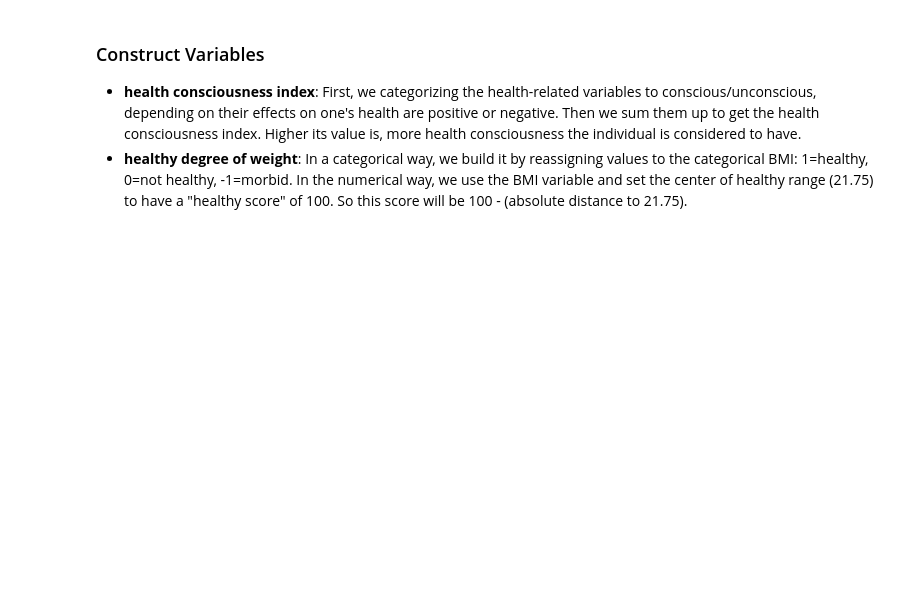
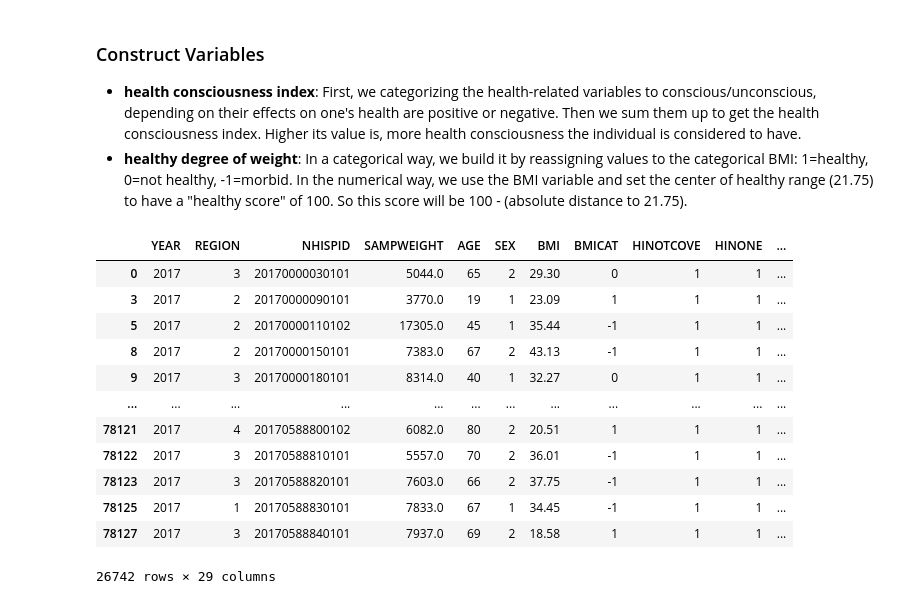
Before and after one commit to RosiePeng1/COGS108-Project, a Jupyter notebook: DataCheckpointGroup_Sp23_cogs108project.ipynb, the cells around one changed output. Drawn from its saved outputs; the diff is of its cells as text; code cells hidden in the pictures; blank space fills up the shorter version.

```diff
--- a/DataCheckpointGroup_Sp23_cogs108project.ipynb
+++ b/DataCheckpointGroup_Sp23_cogs108project.ipynb
@@ -115,0 +107,14 @@ data = df.loc[(df['SAMPWEIGHT']<=10000)]
+# %%
+##dropping useless variables
+data = df.drop(columns=["PX", "PERWEIGHT", "ASTATFLG", "CSTATFLG", "MCAIDPREM", "QUITYRS"])
+## clean dataset by remove the rows that contains BMI = 0
+data = data.loc[(df['BMI']!=0)]
+## renaming the columns for readability
+data.rename(columns = {"BMICAT":"BMI, categorical","HINOTCOVE":"Person Lack of Health insurance coverage","HINONE":"Person did not have insurancecoverage",
+                       "HIP1COST":"amount spent for insurance premiums","ALC5UPYR":"had 5 or more alcoholic drink during the past 12 month",
+                       "ALCAMT":"average number of alcoholic drink consumed by the day they had drink","CIGDAYMO":"number of days smoked in past 30 days",
+                       "SMOKFREQNOW":"smoke frequency", "SMKLSFREQNOW":"use of smokeless tobacco product frequency","QUITNO":"time since quit smoking by number of unit",
+                       "QUITTP":"time since quit somking by time period","MOD10FWK":"moderate leisure-time physical activity",
+                       "VIG10FWK":"vigorous leisure-time physical activity","STRONGFWK":"leisure-time strengthening activity",
+                       "DIETDYR":"told by health professional to diet","WTPROGDYR":"told by health professional to participate in weight loss",
+                       "DIETNOW":"currently in diet","WTPROGNOW":"currently in a weight loss program","HRSLEEP":"hours of sleep","PCLOOKHELYR":"looked up health information on Internet"})
@@ -118,3 +137,34 @@ data = df.loc[(df['SAMPWEIGHT']<=10000)]
 
 - **health consciousness index**: First, we categorizing the health-related variables to conscious/unconscious, depending on their effects on one's health are positive or negative. Then we sum them up to get the health consciousness index. Higher its value is, more health consciousness the individual is considered to have.
 - **healthy degree of weight**: In a categorical way, we build it by reassigning values to the categorical BMI: 1=healthy, 0=not healthy, -1=morbid. In the numerical way, we use the BMI variable and set the center of healthy range (21.75) to have a "healthy score" of 100. So this score will be 100 - (absolute distance to 21.75).
+# %%
+##creating the health consciousness index column based on the health-related variables
+data['Health Consciousness index'] = data['HINOTCOVE']+data['HINONE']+data['HIP1COST']-data['ALC5UPYR']-data['ALCAMT']-data['CIGDAYMO']-data['SMOKFREQNOW']-data['SMKLSFREQNOW']+data['QUITNO']+data['QUITTP']+data['MOD10FWK']+data['VIG10FWK']+data['STRONGFWK']+data['DIETDYR']+data['WTPROGDYR']+data['DIETNOW']+data['WTPROGNOW']+data['HRSLEEP']+data['PCLOOKHELYR']
+## creating healthy degree of weight colum based on BMI
+data['Healthy degree of weight'] = 100-abs(21.75-data['BMI'])
+##determine the healthy weight score above 96 is healthy, between 96 to 89 is not healthy, and below 89 is morbid
+## 18.5-24.9 is normal weight based on BMI thus 96 is the healthy standard
+def healthy_BMI(healthy_score):
+    if healthy_score >= 96:
+        return 1
+    elif healthy_score <89:
+        return -1
+    else:
+        return 0
+## changing the catagorical BMI into 1 = healthy, 0 = not healthy, -1 = morbid, based on the healthy degree of weight
+data['BMICAT'] = data['Healthy degree of weight'].apply(healthy_BMI)
+data
+# %% [output]
+|  | YEAR | REGION | NHISPID | SAMPWEIGHT | AGE | SEX | BMI | BMICAT | HINOTCOVE | HINONE | ... |
+| 0 | 2017 | 3 | 20170000030101 | 5044.0 | 65 | 2 | 29.30 | 0 | 1 | 1 | ... |
+| 3 | 2017 | 2 | 20170000090101 | 3770.0 | 19 | 1 | 23.09 | 1 | 1 | 1 | ... |
+| 5 | 2017 | 2 | 20170000110102 | 17305.0 | 45 | 1 | 35.44 | -1 | 1 | 1 | ... |
+| 8 | 2017 | 2 | 20170000150101 | 7383.0 | 67 | 2 | 43.13 | -1 | 1 | 1 | ... |
+| 9 | 2017 | 3 | 20170000180101 | 8314.0 | 40 | 1 | 32.27 | 0 | 1 | 1 | ... |
+| ... | ... | ... | ... | ... | ... | ... | ... | ... | ... | ... | ... |
+| 78121 | 2017 | 4 | 20170588800102 | 6082.0 | 80 | 2 | 20.51 | 1 | 1 | 1 | ... |
+| 78122 | 2017 | 3 | 20170588810101 | 5557.0 | 70 | 2 | 36.01 | -1 | 1 | 1 | ... |
+| 78123 | 2017 | 3 | 20170588820101 | 7603.0 | 66 | 2 | 37.75 | -1 | 1 | 1 | ... |
+| 78125 | 2017 | 1 | 20170588830101 | 7833.0 | 67 | 1 | 34.45 | -1 | 1 | 1 | ... |
+| 78127 | 2017 | 3 | 20170588840101 | 7937.0 | 69 | 2 | 18.58 | 1 | 1 | 1 | ... |
+26742 rows × 29 columns
```
Also changed, not shown: parts of 4 cells of this notebook.
